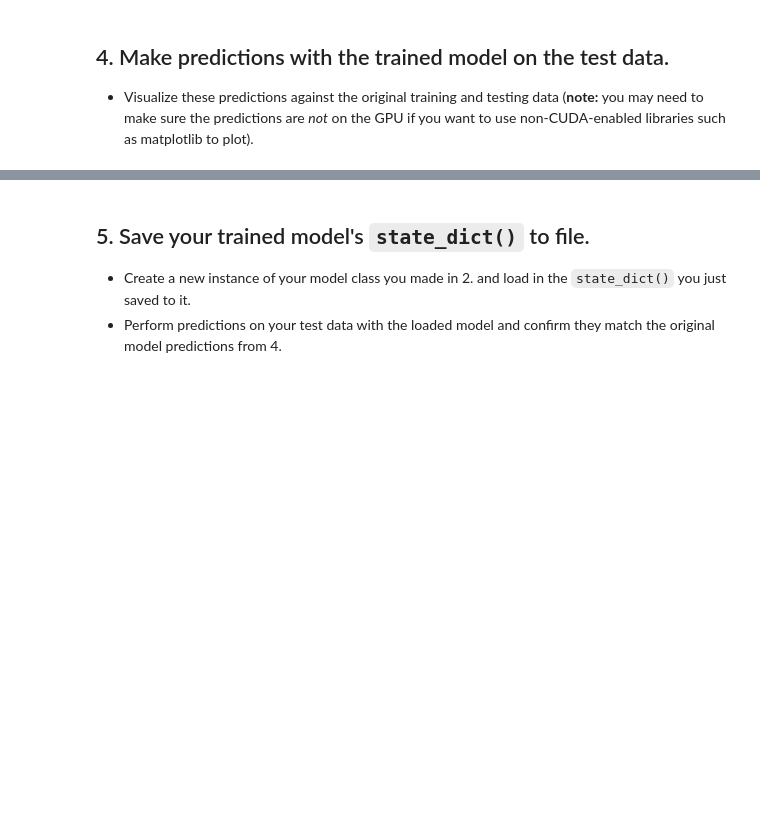
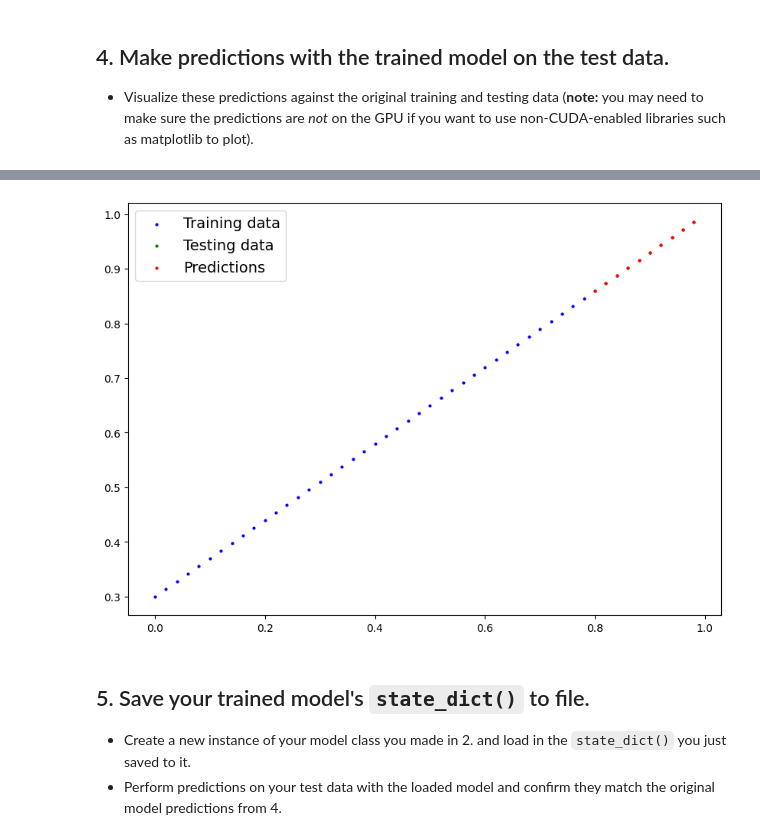
Before and after one commit to saim9211/DeepLearning, a Jupyter notebook: 01_pytorch_workflow_exercises.ipynb, the cells around one changed output, grey strips where cells are left out. Saved outputs shown, nothing was run; the diff lists cells and outputs as text; code cells hidden in the pictures; blank space fills up the shorter version.

```diff
--- a/01_pytorch_workflow_exercises.ipynb
+++ b/01_pytorch_workflow_exercises.ipynb
@@ -59,2 +125,15 @@ print(f"First 10 X & y samples:\nX: {X[:10]}\ny: {y[:10]}")
+# %%
+# Create PyTorch linear regression model by subclassing nn.Module
+class LinearRegressionModel(nn.Module):
+  def __init__(self):
+    super().__init__()
+    layer=nn.Linear(in_features=1,out_features=1)
+    self.layer=layer
+  def forward(self,x:torch.Tensor) -> torch.Tensor:
+    return self.layer(x)
 # %%
 # Instantiate the model and put it to the target device
+torch.manual_seed(42)
+model_0=LinearRegressionModel()
+model_0.to(device)
+model_0.state_dict()
@@ -65,5 +147,7 @@ print(f"First 10 X & y samples:\nX: {X[:10]}\ny: {y[:10]}")
   * The training loop should test the model on the test dataset every 20 epochs.
 # %%
 # Create the loss function and optimizer
+loss_fn=nn.L1Loss()
+optimi=torch.optim.SGD(params=model_0.parameters(),lr=0.01)
 # %%
 # Training loop
@@ -112,3 +210,7 @@ for epoch in range(epochs):
   * Visualize these predictions against the original training and testing data (**note:** you may need to make sure the predictions are *not* on the GPU if you want to use non-CUDA-enabled libraries such as matplotlib to plot).
 # %%
 # Make predictions with the model
+model_0.eval()
+with torch.inference_mode():
+  y_preds=model_0(x_test)
+y_pred
@@ -117,3 +235,14 @@ for epoch in range(epochs):
+# %%
+# Plot the predictions (these may need to be on a specific device)
+import matplotlib.pyplot as plt
+plt.figure(figsize=(10,7))
+plt.scatter(x_train.cpu(),y_train.cpu(),c="b",s=4,label="Training data")
+plt.scatter(x_test.cpu(),y_test.cpu(),c="g",s=4,label="Testing data")
+plt.scatter(x_test.cpu(),y_preds.cpu(),c="r",s=4,label="Predictions")
+plt.legend(prop={"size":14})
+plt.show()
+# %% [output]
+[figure, added]
 # %% [markdown]
 ## 5. Save your trained model's `state_dict()` to file.
   * Create a new instance of your model class you made in 2. and load in the `state_dict()` you just saved to it.
```
Also changed, not shown: parts of 16 cells of this notebook.
